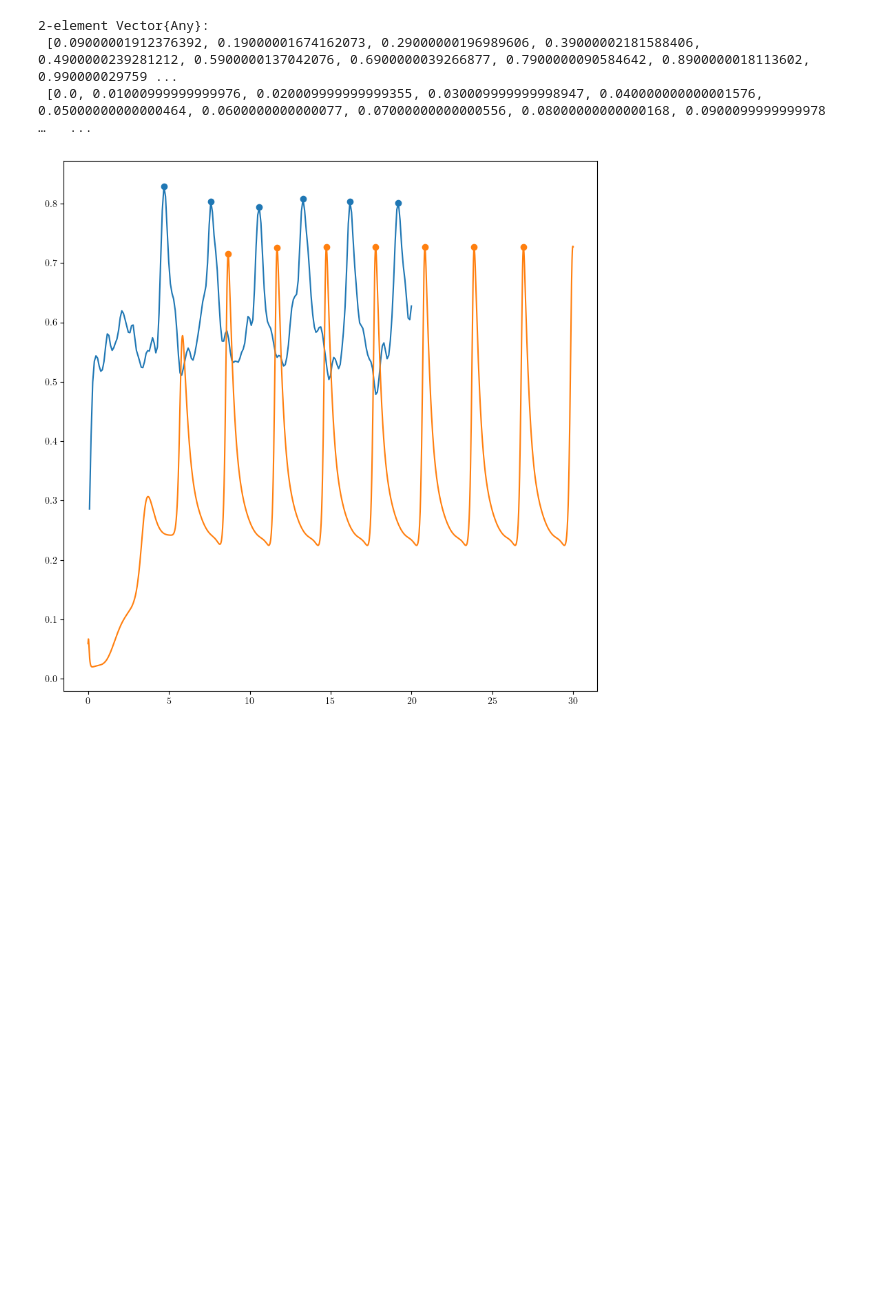
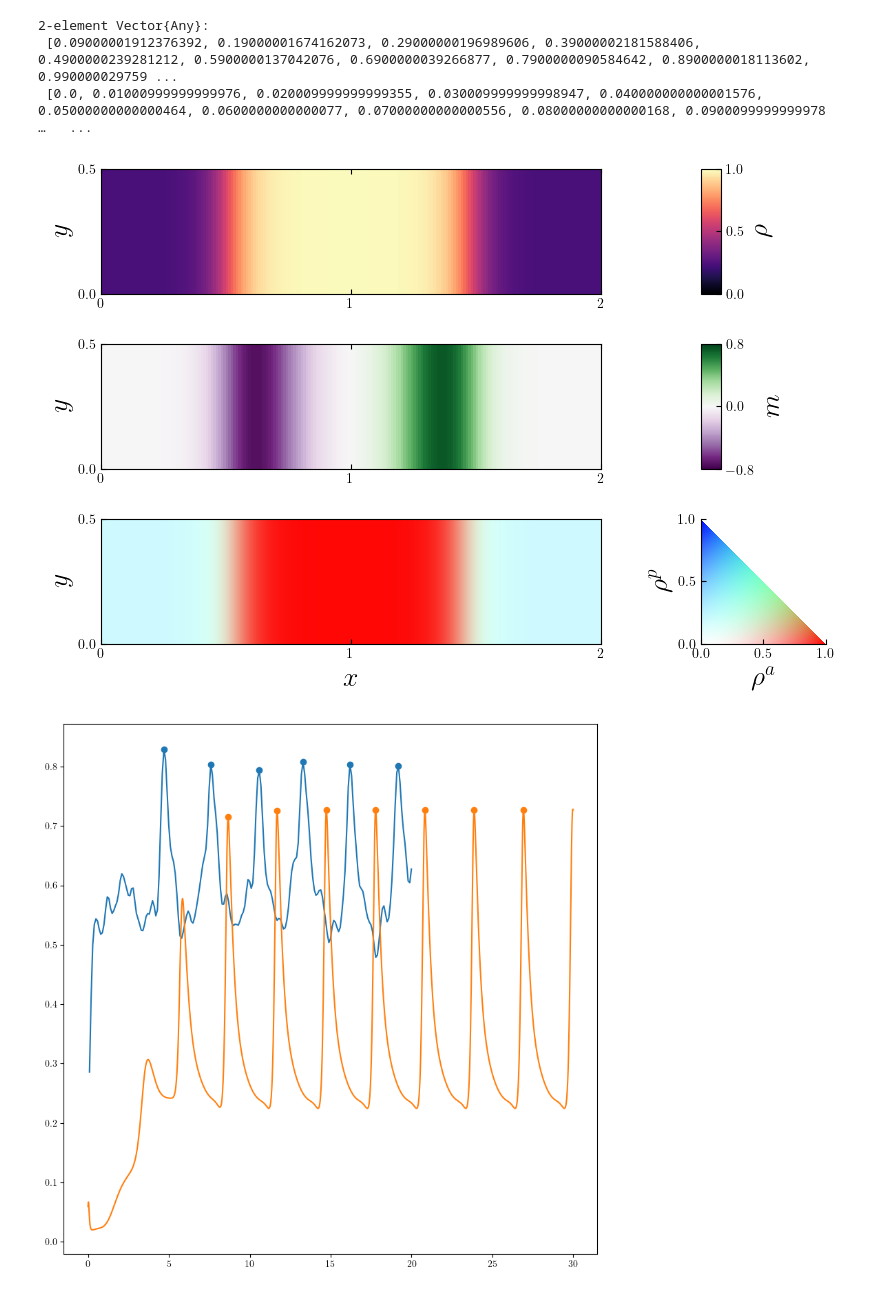
Before and after one commit to jimmmmason/Active_Lattice, a Jupyter notebook: pm_scripts/pm_figs/pm_sim_figs.ipynb, the cells around one changed output. Drawn from its saved outputs; the diff is of its cells as text; code cells hidden in the pictures; blank space fills up the shorter version.

```diff
--- a/pm_scripts/pm_figs/pm_sim_figs.ipynb
+++ b/pm_scripts/pm_figs/pm_sim_figs.ipynb
@@ -87,3 +87,86 @@ fast load
 2-element Vector{Any}:
  [0.09000001912376392, 0.19000001674162073, 0.29000000196989606, 0.39000002181588406, 0.4900000239281212, 0.5900000137042076, 0.6900000039266877, 0.7900000090584642, 0.8900000018113602, 0.990000029759 ...
  [0.0, 0.01000999999999976, 0.020009999999999355, 0.030009999999998947, 0.040000000000001576, 0.05000000000000464, 0.0600000000000077, 0.07000000000000556, 0.08000000000000168, 0.0900099999999978  …   ...
+# %%
+k = 2
+t, f, imag =    times[k][end], fts[k][end:end,:,:], images[k][:,end:end,:]
+
+rhomax  = 1.0
+rhomin  = 0.0
+mag_lim = 0.8
+
+# create fig
+using PyPlot
+PyPlot.close("all")
+rc("text", usetex=true)
+fig = plt.figure(figsize=(10,5))
+# add rho
+ax      = fig.add_axes([0.05, 0.75, 0.5, 0.25])
+cbar_ax = fig.add_axes([0.65, 0.75, 0.02, 0.25])
+        colmap = PyPlot.plt.cm.magma
+        norm1 = matplotlib.colors.Normalize(vmin= rhomin, vmax= rhomax)
+        im1 = ax.matshow((f[:,Nx:-1:1,1]+f[:,Nx:-1:1,2]+f[:,Nx:-1:1,3]); norm = norm1,  cmap = colmap, extent = [0,Lx,0,Ly])
+                ax.get_yaxis().set_ticks(0:Ly:Ly)
+                ax.get_xaxis().set_ticks(0:1.0:Lx)
+                ax.axis([0,Lx, 0, Ly])
+                ax.set_aspect("equal")
+                ax.set_ylabel(L"y",fontsize = 20)
+                #ax.set_xlabel(L"x",fontsize = 20)
+                ax.tick_params(labelbottom = true, labeltop = false, direction = "in")
+        #
+        #
+        rho_cbar_ax = cbar_ax
+        rho_cbar = fig.colorbar(im1, cax=rho_cbar_ax)
+        rho_cbar_ax.set_ylabel(L"\rho",fontsize=20)
+        rho_cbar.set_ticks( rhomin:0.5:rhomax)
+        rho_cbar_ax.yaxis.set_ticks_position("right")
+        rho_cbar_ax.tick_params(direction = "in")
+# add mag
+ax      = fig.add_axes([0.05, 0.4, 0.5, 0.25])
+cbar_ax = fig.add_axes([0.65, 0.4, 0.02, 0.25])
+        colmap = PyPlot.plt.cm.PRGn
+        norm1 = matplotlib.colors.Normalize(vmin= -mag_lim, vmax= mag_lim)
+        im2 = ax.matshow(-(f[:,Nx:-1:1,2]-f[:,Nx:-1:1,1]); norm = norm1,  cmap = colmap, extent = [0,Lx,0,Ly])
+        ax.get_yaxis().set_ticks(0:Ly:Ly)
+        ax.get_xaxis().set_ticks(0:1.0:Lx)
+        ax.axis([0,Lx, 0, Ly])
+        ax.set_aspect("equal")
+        ax.set_ylabel(L"y",fontsize = 20)
+        #ax.set_xlabel(L"x",fontsize = 20)
+        ax.tick_params(labelbottom = true, labeltop = false, direction = "in")
+        #
+        mag_cbar_ax = cbar_ax
+        mag_cbar = fig.colorbar(im2, cax=mag_cbar_ax)
+        mag_cbar.set_ticks((-mag_lim):0.8:mag_lim)
+        mag_cbar_ax.tick_params(direction = "in")
+        mag_cbar_ax.yaxis.set_ticks_position("right")
+        mag_cbar_ax.set_ylabel(L"m",fontsize=20,rotation = 90)
+# add imag
+ax      = fig.add_axes([0.05, 0.05, 0.5, 0.25])
+cbar_ax = fig.add_axes([0.65, 0.05, 0.125, 0.25])
+ax.imshow(permutedims(imag, (2,1,3)); extent = [0,Lx,0,Ly], interpolation = "bilinear")
+        ax.get_yaxis().set_ticks(0:Ly:Ly)
+        ax.get_xaxis().set_ticks(0:1.0:Lx)
+        ax.axis([0,Lx, 0, Ly])
+        ax.set_aspect("equal")
+        ax.set_ylabel(L"y",fontsize = 20)
+        ax.set_xlabel(L"x",fontsize = 20)
+        ax.tick_params(labelbottom = true, labeltop = false, direction = "in")
+        #
+        Δ = 0.001
+        cbar_f = [ x*(x+y≤ 1)*(i != 3)/2 + y*(x+y≤ 1)*(i == 3) for x in Δ:Δ:1, y in Δ:Δ:1, i in 1:3 ]
+        rgb_image = rho_to_rgb(cbar_f );
+
+        ax = cbar_ax
+                ax.imshow(rgb_image; extent = [0,1,0,1])
+                ax.spines["top"].set_visible(false)
+                ax.spines["right"].set_visible(false)
+                ax.get_xaxis().set_ticks(0:0.5:1)
+                ax.get_yaxis().set_ticks(0:0.5:1)
+                ax.set_xlabel(L"\rho^a", fontsize = 20)
+                ax.set_ylabel(L"\rho^p",fontsize = 20, rotation = 90)
+                ax.tick_params(direction = "in")
+#
+display(fig)
+# %% [output]
+[figure, added]
```
Also changed, not shown: parts of 4 cells of this notebook, 12 other files.
